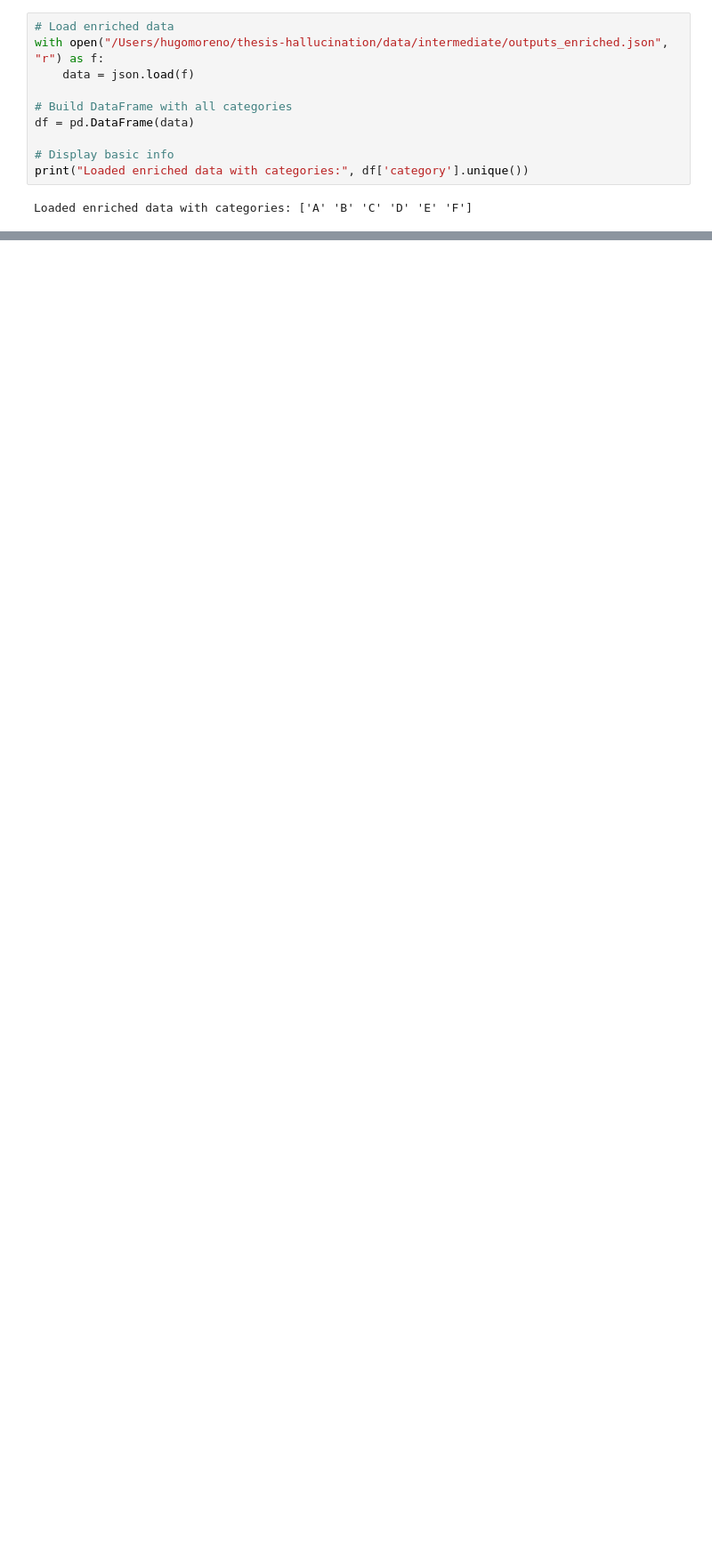
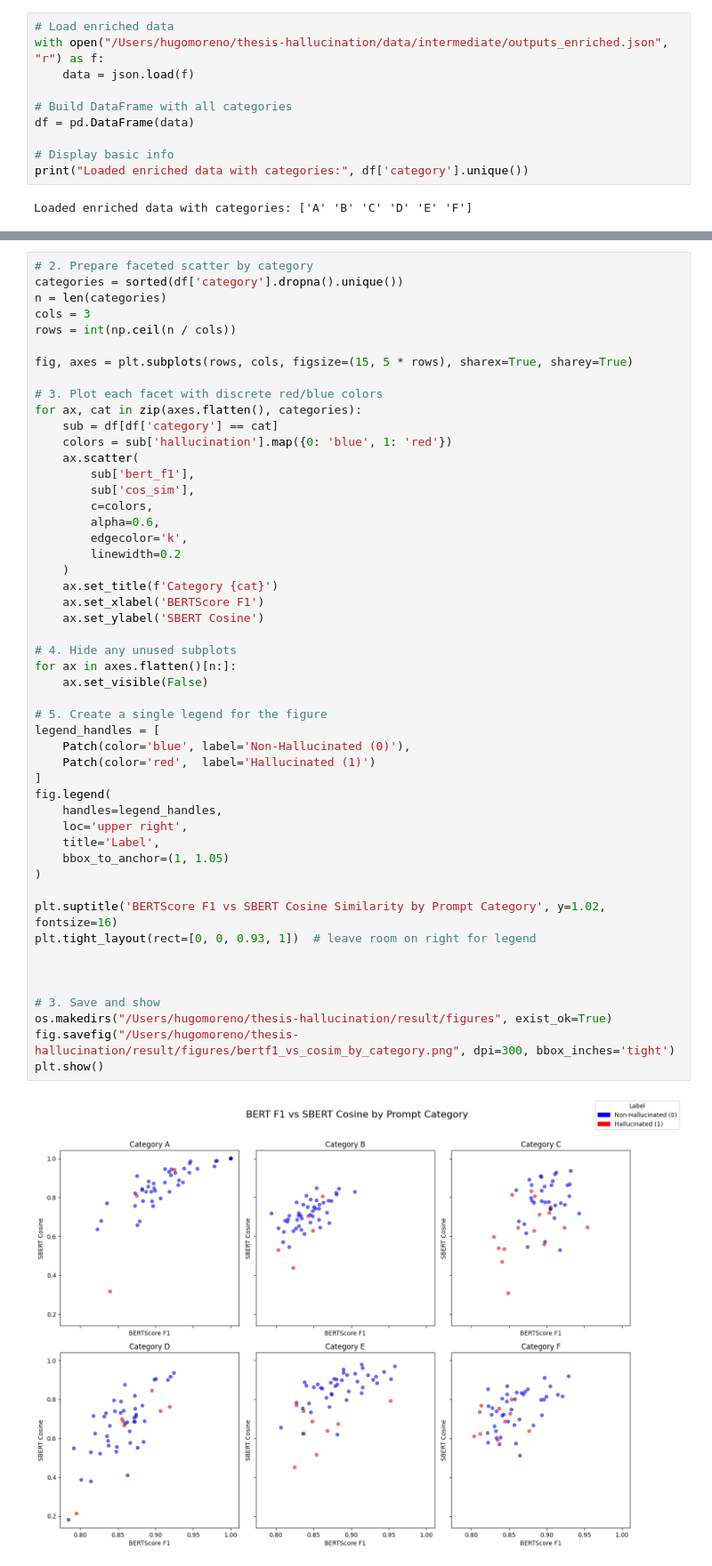
Before and after one commit to hugom18/thesis-hallucination, a Jupyter notebook: notebooks/EDA.ipynb, the cells around one changed output, grey strips where cells are left out. Shown at 89% size. Drawn from its saved outputs; the diff is of its cells as text; blank space fills up the shorter version.

```diff
--- a/notebooks/EDA.ipynb
+++ b/notebooks/EDA.ipynb
@@ -83,0 +154,52 @@ Saved prompt-level summary table to /Users/hugomoreno/thesis-hallucination/resul
+# %%
+# 2. Prepare faceted scatter by category
+categories = sorted(df['category'].dropna().unique())
+n = len(categories)
+cols = 3
+rows = int(np.ceil(n / cols))
+
+fig, axes = plt.subplots(rows, cols, figsize=(15, 5 * rows), sharex=True, sharey=True)
+
+# 3. Plot each facet with discrete red/blue colors
+for ax, cat in zip(axes.flatten(), categories):
+    sub = df[df['category'] == cat]
+    colors = sub['hallucination'].map({0: 'blue', 1: 'red'})
+    ax.scatter(
+        sub['bert_f1'],
+        sub['cos_sim'],
+        c=colors,
+        alpha=0.6,
+        edgecolor='k',
+        linewidth=0.2
+    )
+    ax.set_title(f'Category {cat}')
+    ax.set_xlabel('BERTScore F1')
+    ax.set_ylabel('SBERT Cosine')
+
+# 4. Hide any unused subplots
+for ax in axes.flatten()[n:]:
+    ax.set_visible(False)
+
+# 5. Create a single legend for the figure
+legend_handles = [
+    Patch(color='blue', label='Non-Hallucinated (0)'),
+    Patch(color='red',  label='Hallucinated (1)')
+]
+fig.legend(
+    handles=legend_handles,
+    loc='upper right',
+    title='Label',
+    bbox_to_anchor=(1, 1.05)
+)
+
+plt.suptitle('BERTScore F1 vs SBERT Cosine Similarity by Prompt Category', y=1.02, fontsize=16)
+plt.tight_layout(rect=[0, 0, 0.93, 1])  # leave room on right for legend
+
+
+
+# 3. Save and show
+os.makedirs("/Users/hugomoreno/thesis-hallucination/result/figures", exist_ok=True)
+fig.savefig("/Users/hugomoreno/thesis-hallucination/result/figures/bertf1_vs_cosim_by_category.png", dpi=300, bbox_inches='tight')
+plt.show()
+# %% [output]
+[figure, added]
```
Also changed, not shown: parts of 10 cells of this notebook, 34 other files.
